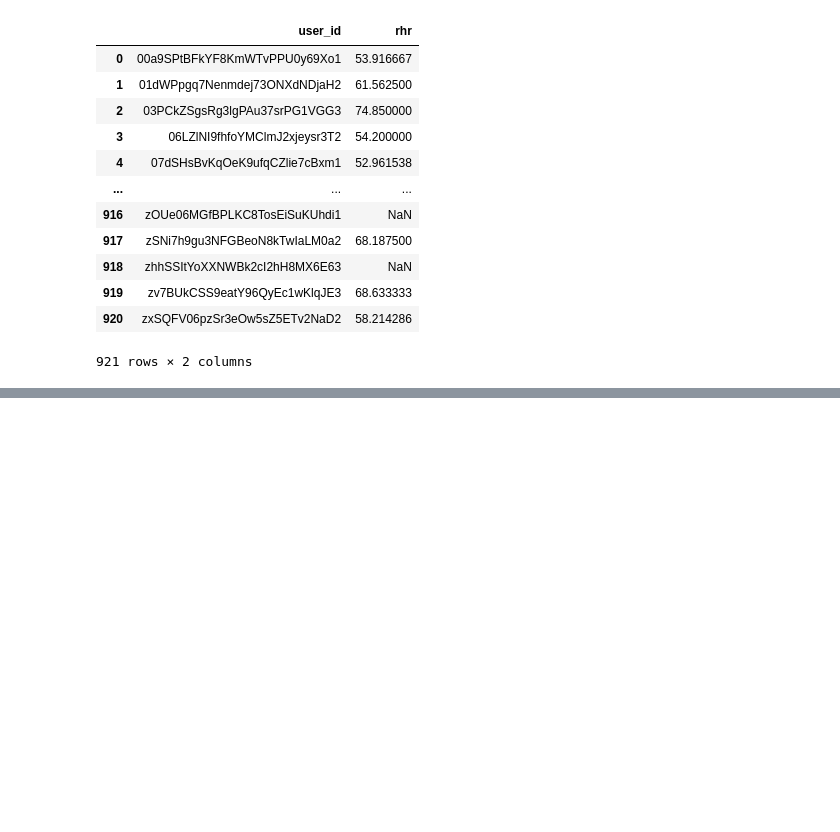
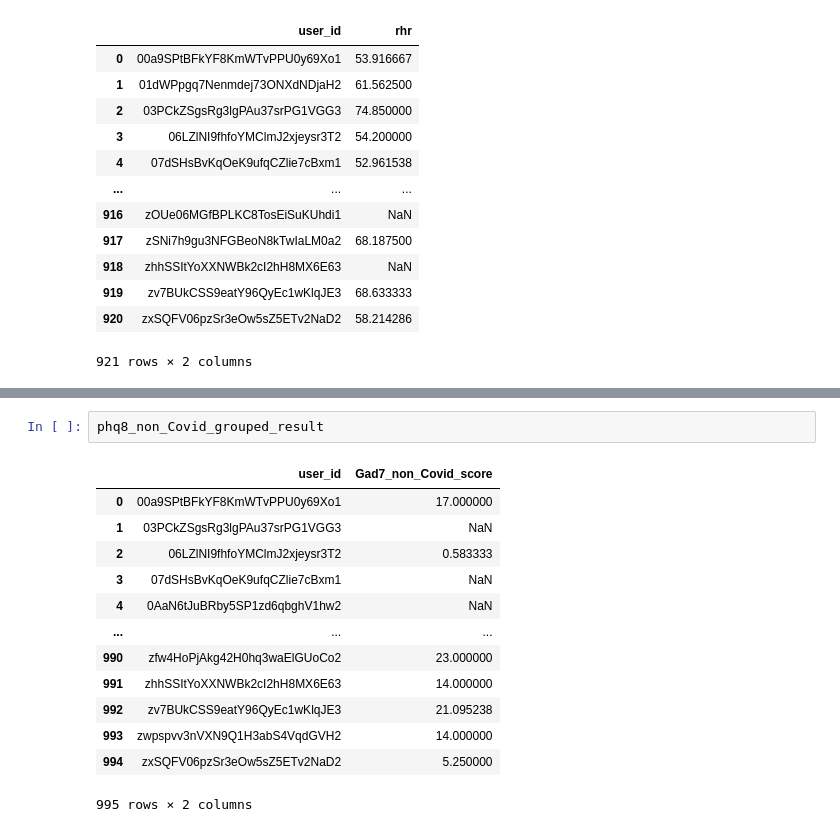
Before and after one commit to Unluckystrawberry/AI-group-E, a Jupyter notebook: data_reading.ipynb, the cells around one changed output, grey strips where cells are left out. Drawn from its saved outputs; the diff is of its cells as text; blank space fills up the shorter version.

```diff
--- a/data_reading.ipynb
+++ b/data_reading.ipynb
@@ -362,0 +443,16 @@ df_result_rhr_non
+# %%
+phq8_non_Covid_grouped_result
+# %% [output]
+|  | user_id | Gad7_non_Covid_score |
+| 0 | 00a9SPtBFkYF8KmWTvPPU0y69Xo1 | 17.000000 |
+| 1 | 03PCkZSgsRg3lgPAu37srPG1VGG3 | NaN |
+| 2 | 06LZlNI9fhfoYMClmJ2xjeysr3T2 | 0.583333 |
+| 3 | 07dSHsBvKqOeK9ufqCZlie7cBxm1 | NaN |
+| 4 | 0AaN6tJuBRby5SP1zd6qbghV1hw2 | NaN |
+| ... | ... | ... |
+| 990 | zfw4HoPjAkg42H0hq3waElGUoCo2 | 23.000000 |
+| 991 | zhhSSItYoXXNWBk2cI2hH8MX6E63 | 14.000000 |
+| 992 | zv7BUkCSS9eatY96QyEc1wKlqJE3 | 21.095238 |
+| 993 | zwpspvv3nVXN9Q1H3abS4VqdGVH2 | 14.000000 |
+| 994 | zxSQFV06pzSr3eOw5sZ5ETv2NaD2 | 5.250000 |
+995 rows × 2 columns
```
Also changed, not shown: parts of 6 cells of this notebook.
